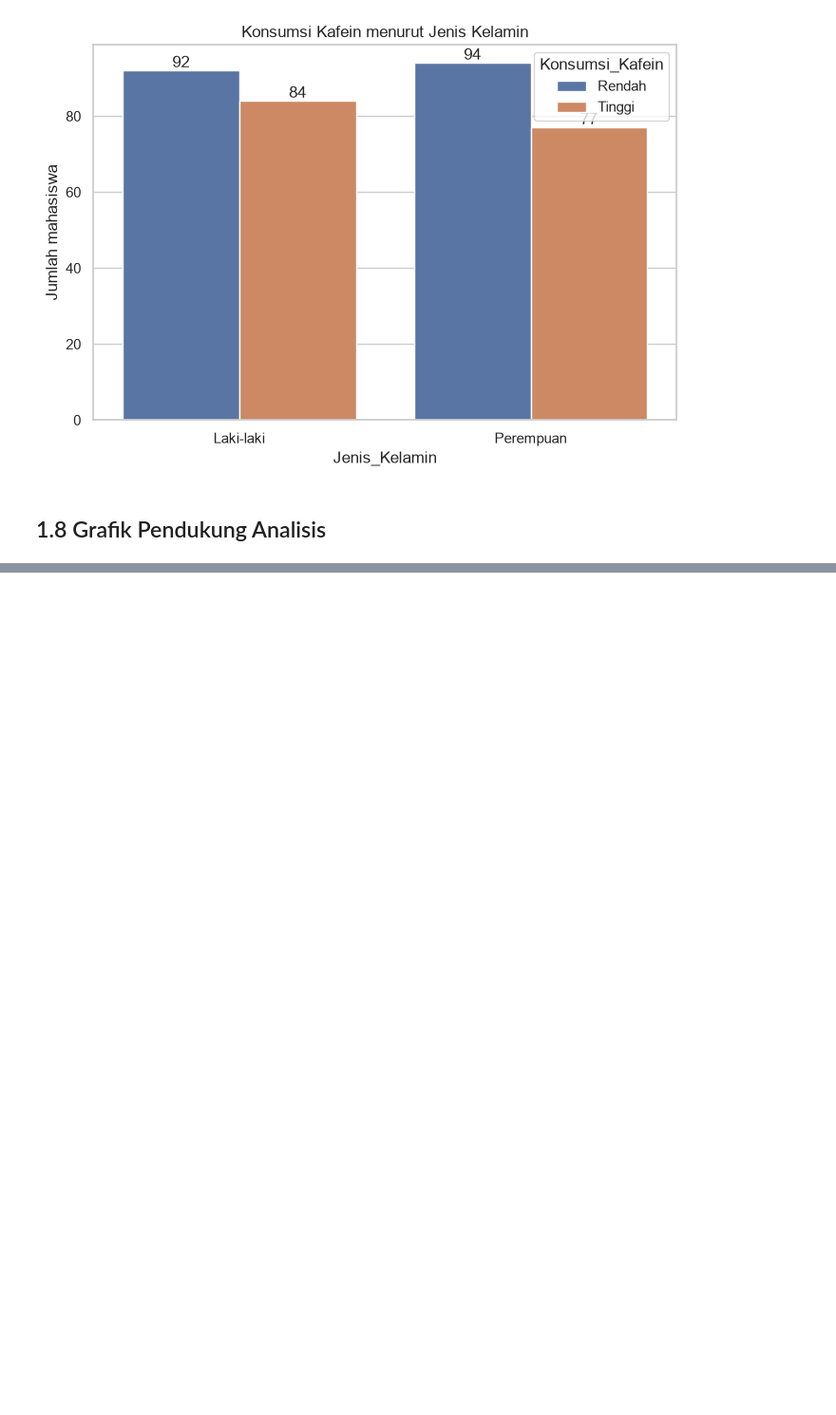
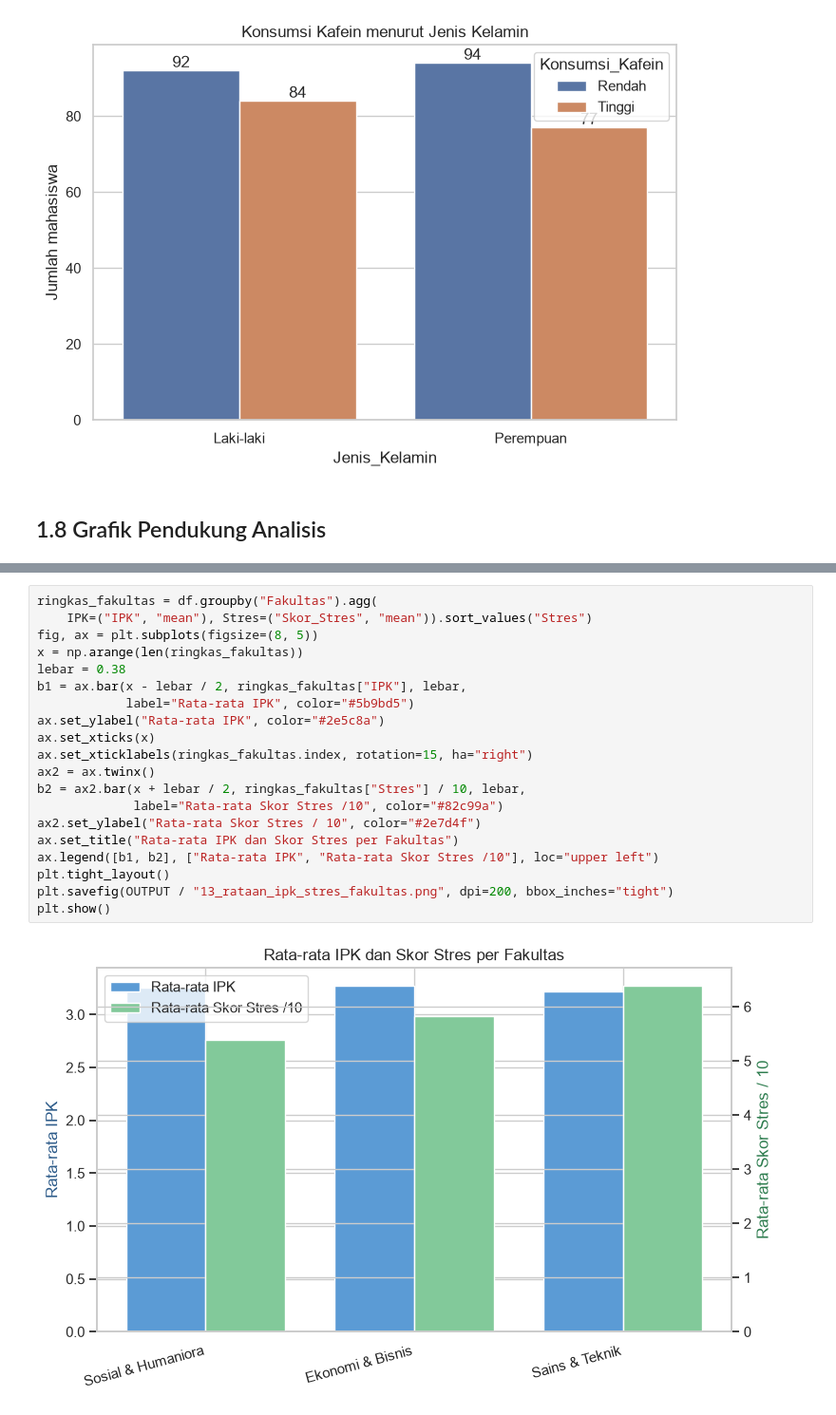
Before and after one commit to sabillahfikk-glitch/statprob-tugas5, a Jupyter notebook: project uas/.ipynb, the cells around one changed output, grey strips where cells are left out. Shown at 95% size. Drawn from its saved outputs; the diff is of its cells as text; blank space fills up the shorter version.

```diff
--- a/project uas/.ipynb
+++ b/project uas/.ipynb
@@ -436,0 +468,22 @@ plt.show()
+# %%
+ringkas_fakultas = df.groupby("Fakultas").agg(
+    IPK=("IPK", "mean"), Stres=("Skor_Stres", "mean")).sort_values("Stres")
+fig, ax = plt.subplots(figsize=(8, 5))
+x = np.arange(len(ringkas_fakultas))
+lebar = 0.38
+b1 = ax.bar(x - lebar / 2, ringkas_fakultas["IPK"], lebar,
+            label="Rata-rata IPK", color="#5b9bd5")
+ax.set_ylabel("Rata-rata IPK", color="#2e5c8a")
+ax.set_xticks(x)
+ax.set_xticklabels(ringkas_fakultas.index, rotation=15, ha="right")
+ax2 = ax.twinx()
+b2 = ax2.bar(x + lebar / 2, ringkas_fakultas["Stres"] / 10, lebar,
+             label="Rata-rata Skor Stres /10", color="#82c99a")
+ax2.set_ylabel("Rata-rata Skor Stres / 10", color="#2e7d4f")
+ax.set_title("Rata-rata IPK dan Skor Stres per Fakultas")
+ax.legend([b1, b2], ["Rata-rata IPK", "Rata-rata Skor Stres /10"], loc="upper left")
+plt.tight_layout()
+plt.savefig(OUTPUT / "13_rataan_ipk_stres_fakultas.png", dpi=200, bbox_inches="tight")
+plt.show()
+# %% [output]
+[figure, added]
```
Also changed, not shown: parts of 4 cells of this notebook, 5 other files.
